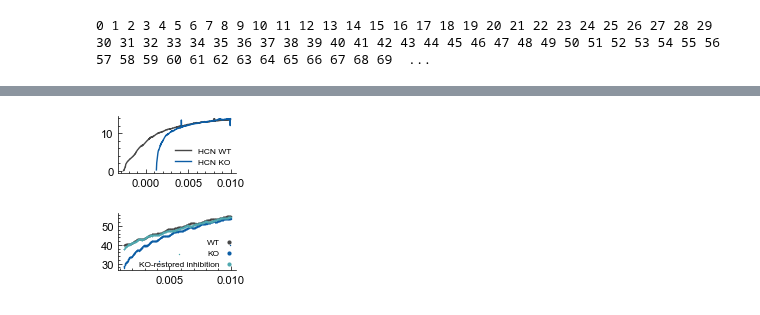
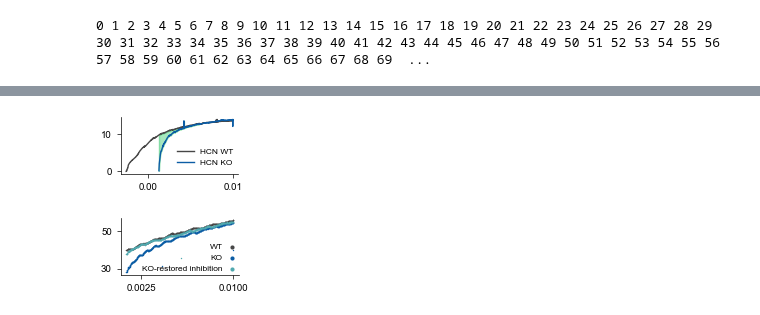
Before and after one commit to tiny-infinity/GridCellsCopy, a Jupyter notebook: analysis/notebooks/Fig4/Fig4.ipynb, the cells around one changed output, grey strips where cells are left out. Saved outputs shown, nothing was run; the diff lists cells and outputs as text; code cells hidden in the pictures.

```diff
--- a/analysis/notebooks/Fig4/Fig4.ipynb
+++ b/analysis/notebooks/Fig4/Fig4.ipynb
@@ -14,0 +45,24 @@ import pandas as pd
+# %%
+sim_id = "VALD-HCN-SHRK-S-m-4a"
+params_inhib = s_utils.load_sim_params(sim_id)["0"]
+dc_range_arr = np.linspace(0.001245,0.006,1000,endpoint=True)
+n_trials = 1
+sim_num = 0
+sim_dur = params_inhib["sim_dur"]
+knock_out_arr_inhib  = np.zeros((dc_range_arr.shape[0],n_trials,5))
+fr_rates_inhib= np.zeros((dc_range_arr.shape[0],n_trials))
+
+with h5py.File("data/VALD-HCN-SHRK-S-m-4a/VALD-HCN-SHRK-S-m-4a-grid-props.hdf5","r") as f:
+    for i,dc in enumerate(dc_range_arr):
+        for tr in range(n_trials):
+            knock_out_arr_inhib[i,tr,:]=np.array(f[f"{sim_num}"])
+            sim_num +=1
+sim_num = 0
+with h5py.File("data/VALD-HCN-SHRK-S-m-4a/intrnrn_spks_VALD-HCN-SHRK-S-m-4a.hdf5","r") as f:
+    for i,dc in enumerate(dc_range_arr):
+        for tr in range(n_trials):
+            print(sim_num,end=" ")
+            intrnrn_spks_arr = np.array(f[f"{sim_num}"]["intrnrn_spks"])
+            intrnrn_spikes_l = [list(cell[~np.isnan(cell)]) for cell in intrnrn_spks_arr]
+            fr_rates_inhib[i,tr]=a_utils.calc_firing_rates(intrnrn_spikes_l,sim_dur)
+            sim_num +=1
@@ -270,18 +348,20 @@ plt.savefig("analysis/figures/Fig4/Fig4_E.svg")
 # %%
 %matplotlib inline
+dc_range_arr_zoom = np.linspace(0.001245,0.006,1000,endpoint=True)
 plt.style.use("analysis/config/paper.mplstyle")
 fig,ax=plt.subplots(figsize=(1.518,0.742))
-
 sns.lineplot(x=dc_range_arr[5:],y=knock_out_arr[0,5:,0,4].ravel(),label="HCN WT",linewidth=1,c="#474747")
-
 sns.lineplot(x=dc_range_arr[310:],y=knock_out_arr[1,310:,0,4].ravel(),label="HCN KO",c="#0C5DA5",linewidth=1)
-
+ax.fill_between(dc_range_arr[310:686], knock_out_arr[1,310:686,0,4].ravel(),knock_out_arr[0,310:686,0,4].ravel(),color=(0,185/255,69/255,0.35))
 x=np.arange(-0.0027,0.002,0.0001)
 y = np.arange(0,80)
 plt.legend(loc=(0.45,0.08),ncols=1,fontsize=6)
+plt.draw()
+xticks = ax.get_xticks()
+ax.set_xticks([xticks[1],xticks[-2]])
 plt.savefig("analysis/figures/Fig4/Fig4_D.svg",bbox_inches="tight")
 # %% [output]
-[figure, old version]
+[figure, new version]
 # %%
 %matplotlib inline
 
@@ -289,10 +369,16 @@ dc_range_arr_inhib = np.linspace(-2.7e-3,1e-2,1000,endpoint=True)
 dc_range_arr = np.linspace(-2.7e-3,1e-2,1000,endpoint=True)
 plt.style.use("analysis/config/paper.mplstyle")
 fig,ax=plt.subplots(figsize=(1.518,0.742))
+
 sns.scatterplot(x=dc_range_arr[315:],y=fr_rates_orig[0,315:,:].ravel(),s=1,label="WT",c="#474747",linewidth=0)
 sns.scatterplot(x=dc_range_arr[315:],y=fr_rates_orig[1,315:,:].ravel(),s=1,label="KO",linewidth=0,c="#0C5DA5")
 sns.scatterplot(x=dc_range_arr_inhib[315:],y=fr_rates_inhib.ravel()[315:],s=1,label="KO-restored inhibition",linewidth=0,c=cm.Spectral(0.84))
 plt.legend(loc=(0.15,-0.01),markerscale=3,ncols=1,fontsize=6,handletextpad=0.1,markerfirst=False)
+plt.draw()
+yticks = ax.get_yticks()
+ax.set_yticks([yticks[1], yticks[-2]])
+xticks = ax.get_xticks()
+ax.set_xticks([xticks[1],xticks[-2]])
 plt.savefig("analysis/figures/Fig4/Fig4_C.svg")
 # %% [output]
-[figure, old version]
+[figure, new version]
```
Also changed, not shown: parts of 15 cells of this notebook, 16 other files.
